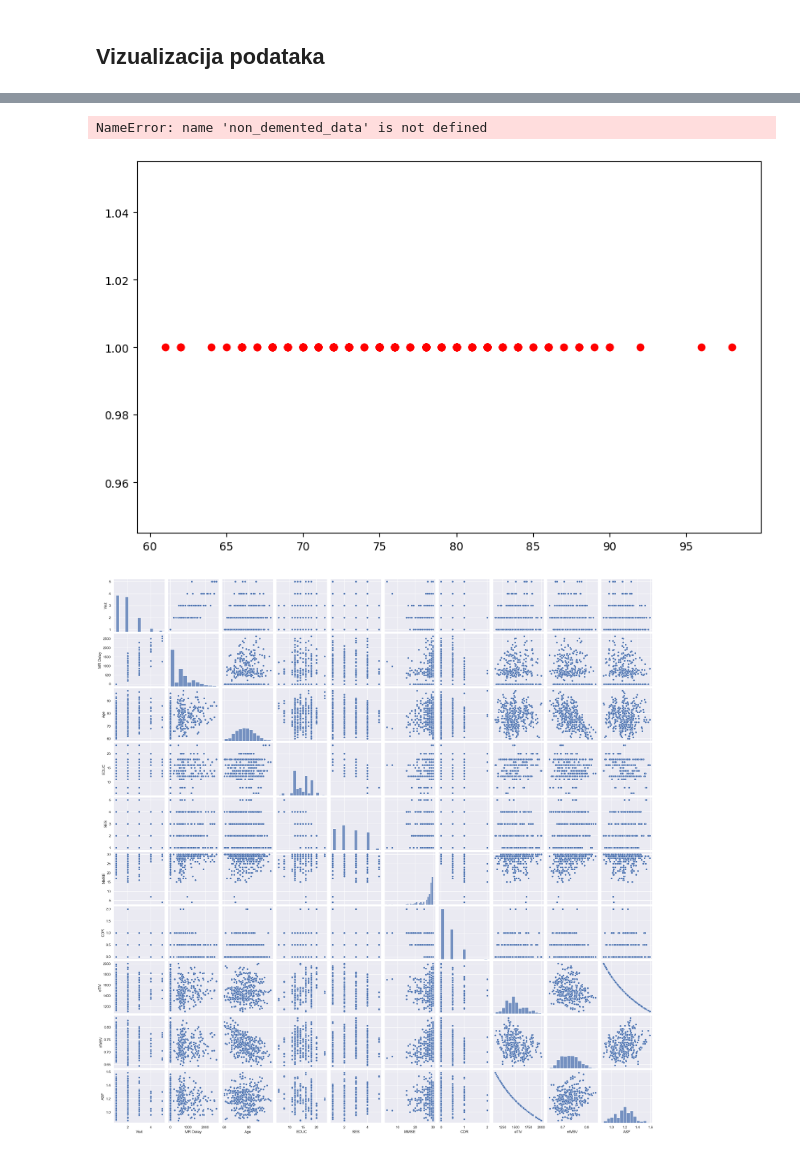
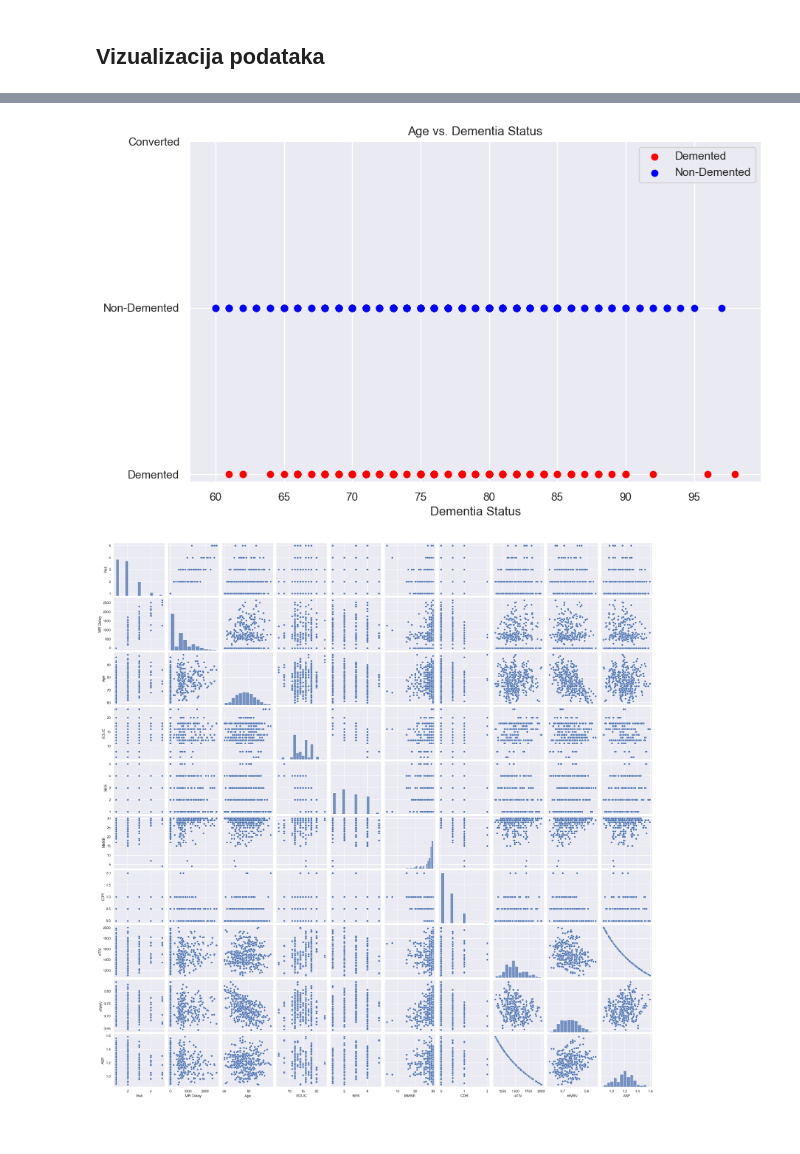
Before and after one commit to mb1504/uzop_project, a Jupyter notebook: PROJEKT_UZOP.ipynb, the cells around one changed output, grey strips where cells are left out. Cells and saved outputs as stored; diff of their text form; code cells hidden in the pictures.

```diff
--- a/PROJEKT_UZOP.ipynb
+++ b/PROJEKT_UZOP.ipynb
@@ -314,21 +314,20 @@ plt.show()
 # %%
 plt.figure(figsize=(10, 6))
 
 
 # Scatter plot for demented patients
 plt.scatter(demented_data["Age"], demented_data["Group"], color="red", label="Demented", marker="o")
 
 # Scatter plot for non-demented patients
-plt.scatter(non_demented_data["Age"], non_demented_data["Group"], color="blue", label="Non-Demented", marker="o")
+plt.scatter(nondemented_data["Age"], nondemented_data["Group"], color="blue", label="Non-Demented", marker="o")
 
 plt.yticks([1, 2, 3], ["Demented", "Non-Demented", "Converted"])
 plt.title("Age vs. Dementia Status")
 plt.xlabel("Dementia Status")
 plt.legend()
 plt.show()
 # %% [output]
-NameError: name 'non_demented_data' is not defined
-[figure, old version]
+[figure, new version]
 # %%
 sns.set(rc={'figure.figsize':(55,45)})
 sns.pairplot(df)
```
Also changed, not shown: parts of 39 cells of this notebook.
